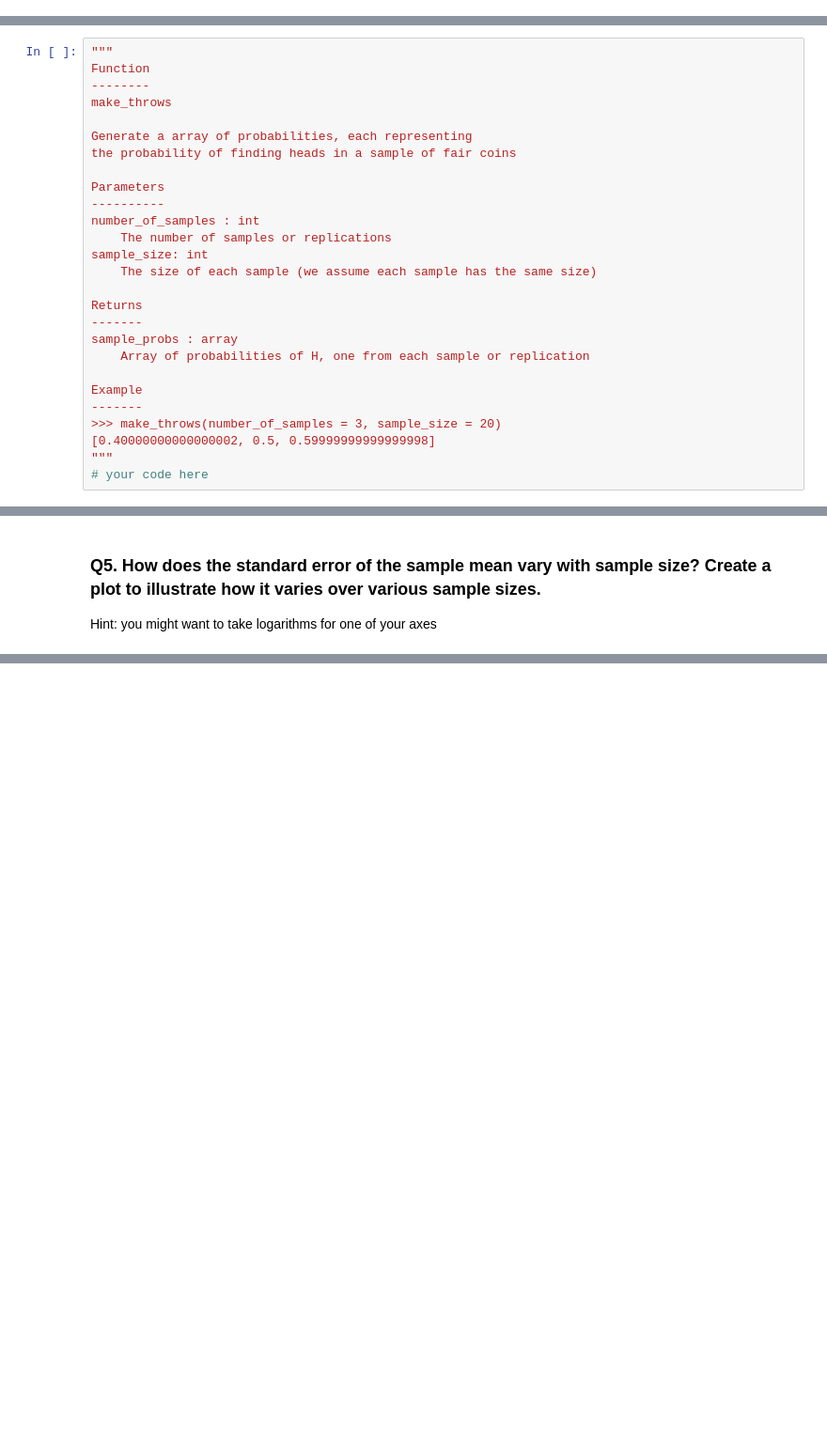
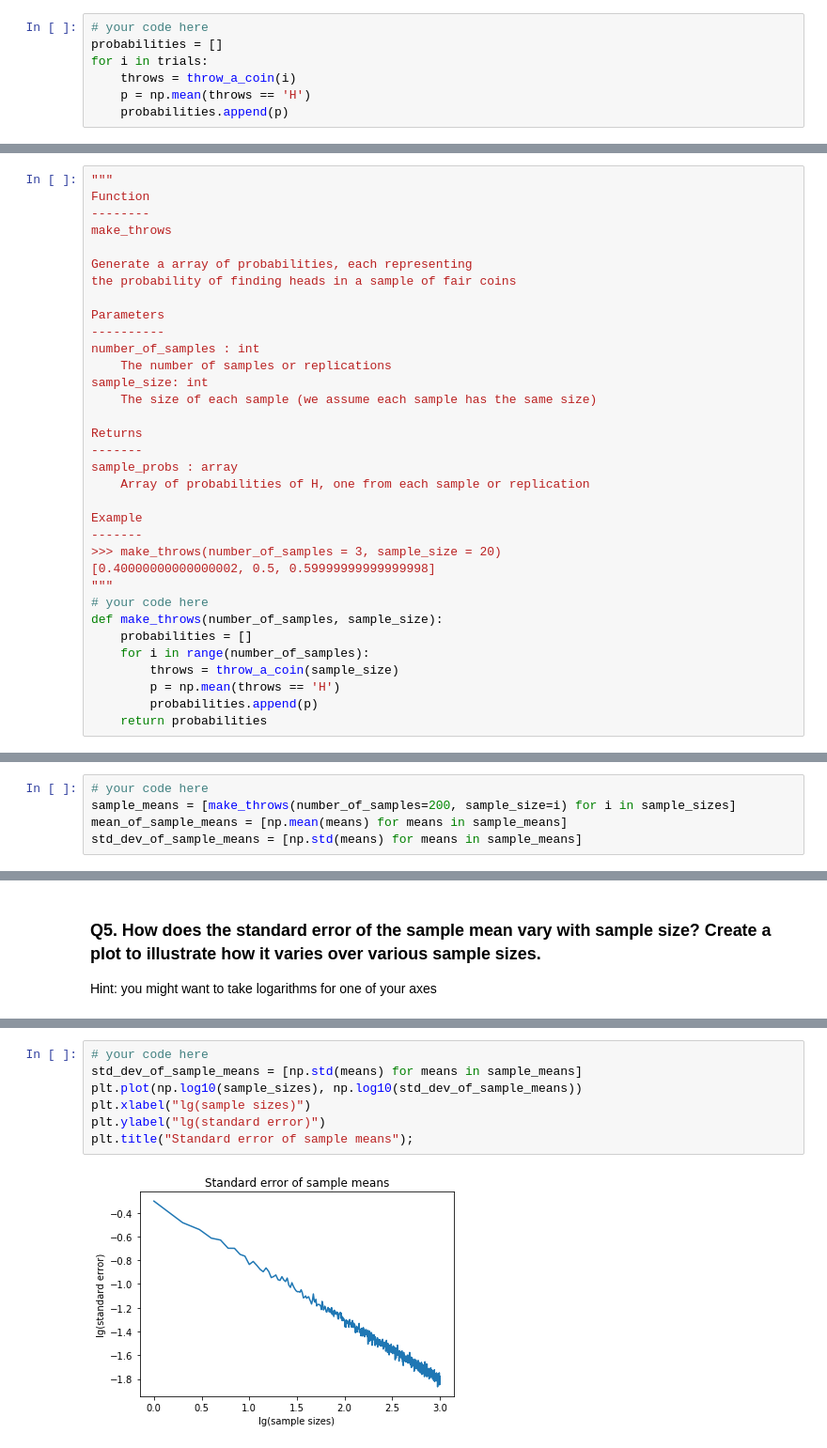
Before and after one commit to cs109/a-2017, a Jupyter notebook: cs109a_hw0.ipynb, the cells around one changed output, grey strips where cells are left out. Shown at 94% size. Saved outputs shown, nothing was run; the diff lists cells and outputs as text; blank space fills up the shorter version.

```diff
--- a/cs109a_hw0.ipynb
+++ b/cs109a_hw0.ipynb
@@ -66,3 +85,10 @@ trials = [10, 30, 50, 70, 100, 130, 170, 200, 500, 1000, 2000, 5000, 10000]
+# %%
+# your code here
+probabilities = []
+for i in trials:
+    throws = throw_a_coin(i)
+    p = np.mean(throws == 'H')
+    probabilities.append(p)
 # %%
 plt.plot(trials, probabilities, 'o-', alpha=0.6);
 plt.axhline(0.5, 0, 1, color='r');
@@ -108,6 +138,13 @@ Example
 [0.40000000000000002, 0.5, 0.59999999999999998]
 """
 # your code here
+def make_throws(number_of_samples, sample_size):
+    probabilities = []
+    for i in range(number_of_samples):
+        throws = throw_a_coin(sample_size)
+        p = np.mean(throws == 'H')
+        probabilities.append(p)
+    return probabilities
 # %% [markdown]
 We show the mean over the observations, or sample mean, for a sample size of 10, with 20 replications. There are thus 20 means.
 # %%
@@ -123,3 +179,8 @@ sample_sizes = np.arange(1,1001,1)
+# %%
+# your code here
+sample_means = [make_throws(number_of_samples=200, sample_size=i) for i in sample_sizes]
+mean_of_sample_means = [np.mean(means) for means in sample_means]
+std_dev_of_sample_means = [np.std(means) for means in sample_means]
 # %%
 # mean and std of 200 means from 200 replications, each of size 10
 trials[0], mean_of_sample_means[0], std_dev_of_sample_means[0]
@@ -157,3 +228,12 @@ Hint: you might want to take logarithms for one of your axes
+# %%
+# your code here
+std_dev_of_sample_means = [np.std(means) for means in sample_means]
+plt.plot(np.log10(sample_sizes), np.log10(std_dev_of_sample_means))
+plt.xlabel("lg(sample sizes)")
+plt.ylabel("lg(standard error)")
+plt.title("Standard error of sample means");
+# %% [output]
+[figure, added]
 # %% [markdown]
 How does the standard error of the sample mean vary with sample size?
 
```
Also changed, not shown: parts of 22 cells of this notebook.
